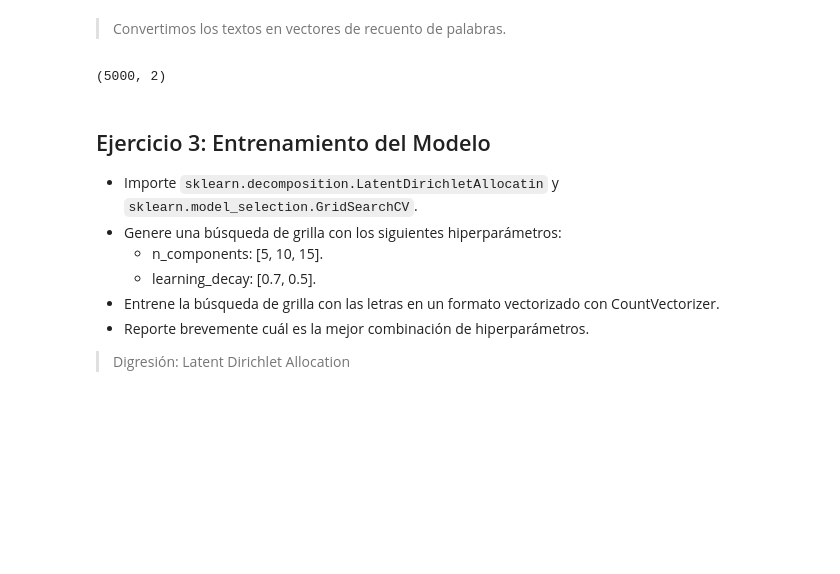
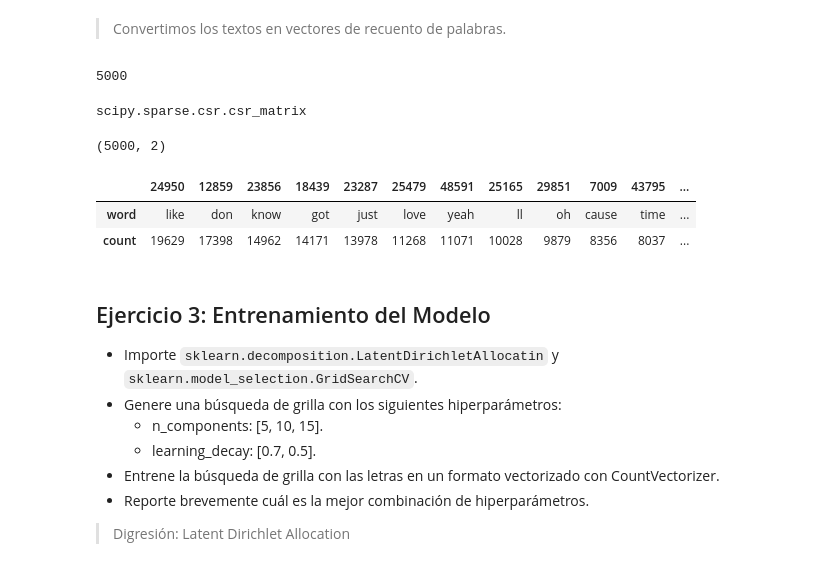
Before and after one commit to ridexmoler/modulo-machine-learning, a Jupyter notebook: semana3/sesion6/Pablo-Rocco-ACT006/notebook.ipynb, the cells around one changed output. Drawn from its saved outputs; the diff is of its cells as text; code cells hidden in the pictures; blank space fills up the shorter version.

```diff
--- a/semana3/sesion6/Pablo-Rocco-ACT006/notebook.ipynb
+++ b/semana3/sesion6/Pablo-Rocco-ACT006/notebook.ipynb
@@ -105,8 +105,18 @@ df.shape
 # %% [markdown]
 > Convertimos los textos en vectores de recuento de palabras.
 # %%
-count_vectorizer = CountVectorizer(stop_words='english')
+count_vectorizer = CountVectorizer(stop_words='english', max_features=5000)
 count_vectorizer_fit = count_vectorizer.fit_transform(df['Lyrics'])
+# %%
+count_vectorizer_fit
+words = count_vectorizer.get_feature_names()
+len(words)
+# %% [output]
+5000
+# %%
+type(count_vectorizer_fit)
+# %% [output]
+scipy.sparse.csr.csr_matrix
 # %%
 words = count_vectorizer.get_feature_names()
 words_count = count_vectorizer_fit.toarray().sum(axis=0)
@@ -116,6 +126,12 @@ df_words_5000 = df_words.sort_values(by='count', ascending=False).head(5000)
 df_words_5000.shape
 # %% [output]
 (5000, 2)
+# %%
+df_words_5000.transpose()
+# %% [output]
+|  | 24950 | 12859 | 23856 | 18439 | 23287 | 25479 | 48591 | 25165 | 29851 | 7009 | 43795 | ... |
+| word | like | don | know | got | just | love | yeah | ll | oh | cause | time | ... |
+| count | 19629 | 17398 | 14962 | 14171 | 13978 | 11268 | 11071 | 10028 | 9879 | 8356 | 8037 | ... |
 # %% [markdown]
 ## Ejercicio 3: Entrenamiento del Modelo
 
```
Also changed, not shown: parts of 11 cells of this notebook.
